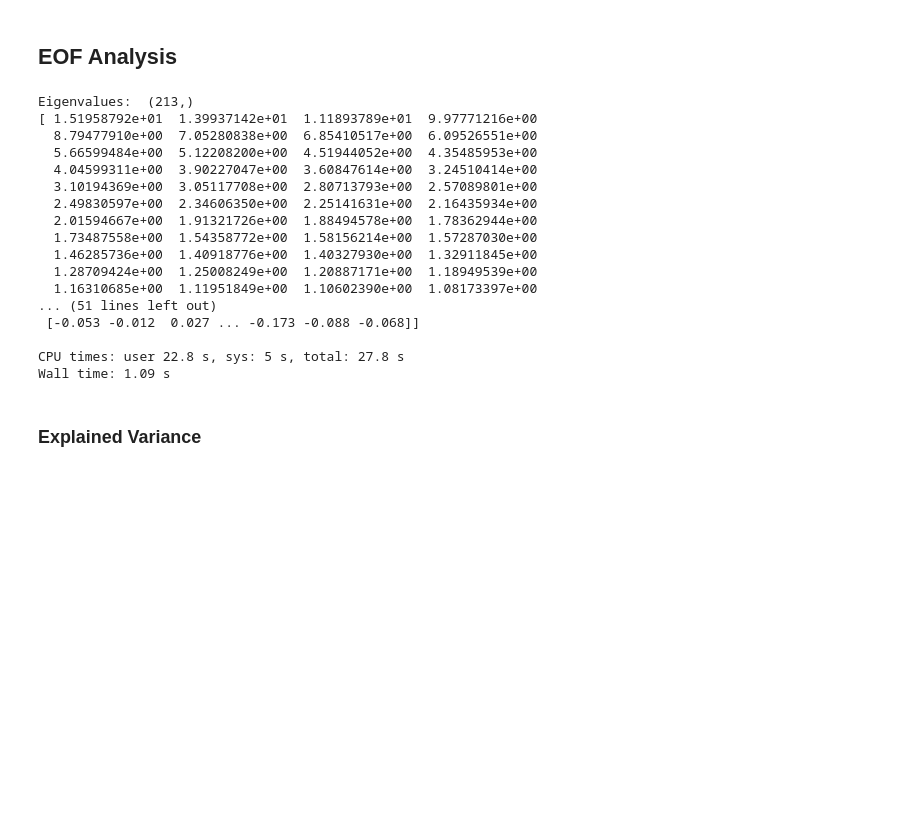
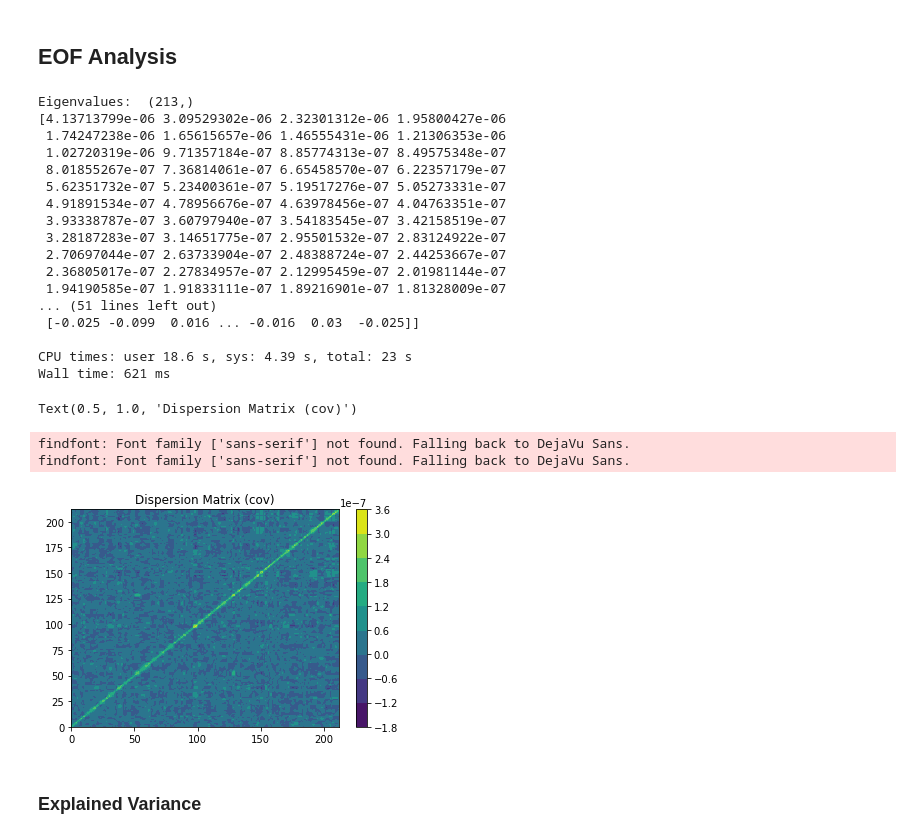
Before and after one commit to dlnash/AR_types, a Jupyter notebook: analysis/eof_multi_variate.ipynb, the cells around one changed output. Cells and saved outputs as stored; diff of their text form; code cells hidden in the pictures; blank space fills up the shorter version.

```diff
--- a/analysis/eof_multi_variate.ipynb
+++ b/analysis/eof_multi_variate.ipynb
@@ -285,7 +387,7 @@ Wall time: 2.06 s
 %%time
 
 # Compute eigenvalues & eigenvectors
-evals, evecs = calc_eofs(Xs, mode=eofmode)
+R, evals, evecs = calc_eofs(z=Xs, mode=eofmode)
 
 print('Eigenvalues: ', evals.shape)
 print(evals, '\n')
@@ -294,22 +396,32 @@ print('Eigenvectors: ', evecs.shape)
 print(np.round(evecs, 3), '\n')
 # %% [output]
 Eigenvalues:  (213,)
-[ 1.51958792e+01  1.39937142e+01  1.11893789e+01  9.97771216e+00
-  8.79477910e+00  7.05280838e+00  6.85410517e+00  6.09526551e+00
-  5.66599484e+00  5.12208200e+00  4.51944052e+00  4.35485953e+00
-  4.04599311e+00  3.90227047e+00  3.60847614e+00  3.24510414e+00
-  3.10194369e+00  3.05117708e+00  2.80713793e+00  2.57089801e+00
-  2.49830597e+00  2.34606350e+00  2.25141631e+00  2.16435934e+00
-  2.01594667e+00  1.91321726e+00  1.88494578e+00  1.78362944e+00
-  1.73487558e+00  1.54358772e+00  1.58156214e+00  1.57287030e+00
-  1.46285736e+00  1.40918776e+00  1.40327930e+00  1.32911845e+00
-  1.28709424e+00  1.25008249e+00  1.20887171e+00  1.18949539e+00
-  1.16310685e+00  1.11951849e+00  1.10602390e+00  1.08173397e+00
+[4.13713799e-06 3.09529302e-06 2.32301312e-06 1.95800427e-06
+ 1.74247238e-06 1.65615657e-06 1.46555431e-06 1.21306353e-06
+ 1.02720319e-06 9.71357184e-07 8.85774313e-07 8.49575348e-07
+ 8.01855267e-07 7.36814061e-07 6.65458570e-07 6.22357179e-07
+ 5.62351732e-07 5.23400361e-07 5.19517276e-07 5.05273331e-07
+ 4.91891534e-07 4.78956676e-07 4.63978456e-07 4.04763351e-07
+ 3.93338787e-07 3.60797940e-07 3.54183545e-07 3.42158519e-07
+ 3.28187283e-07 3.14651775e-07 2.95501532e-07 2.83124922e-07
+ 2.70697044e-07 2.63733904e-07 2.48388724e-07 2.44253667e-07
+ 2.36805017e-07 2.27834957e-07 2.12995459e-07 2.01981144e-07
+ 1.94190585e-07 1.91833111e-07 1.89216901e-07 1.81328009e-07
 ... (51 lines left out)
- [-0.053 -0.012  0.027 ... -0.173 -0.088 -0.068]]
+ [-0.025 -0.099  0.016 ... -0.016  0.03  -0.025]]
 
-CPU times: user 22.8 s, sys: 5 s, total: 27.8 s
-Wall time: 1.09 s
+CPU times: user 18.6 s, sys: 4.39 s, total: 23 s
+Wall time: 621 ms
+# %%
+plt.contourf(R)
+plt.colorbar()
+title = 'Dispersion Matrix (' + dispmat + ')'
+plt.title(title)
+# %% [output]
+Text(0.5, 1.0, 'Dispersion Matrix (cov)')
+findfont: Font family ['sans-serif'] not found. Falling back to DejaVu Sans.
+findfont: Font family ['sans-serif'] not found. Falling back to DejaVu Sans.
+[figure, added]
 # %% [markdown]
 ### Explained Variance
 # %%
```
Also changed, not shown: parts of 15 cells of this notebook, 37 other files.
